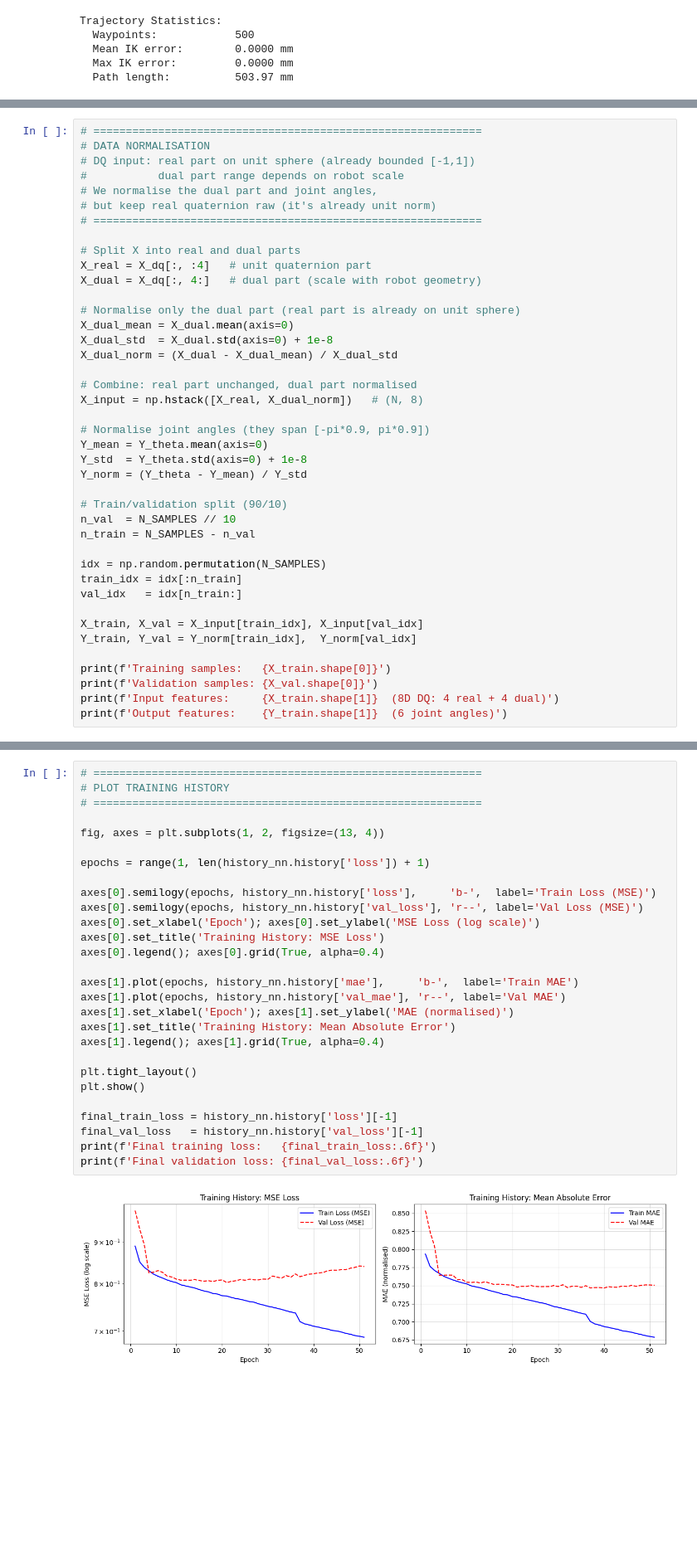
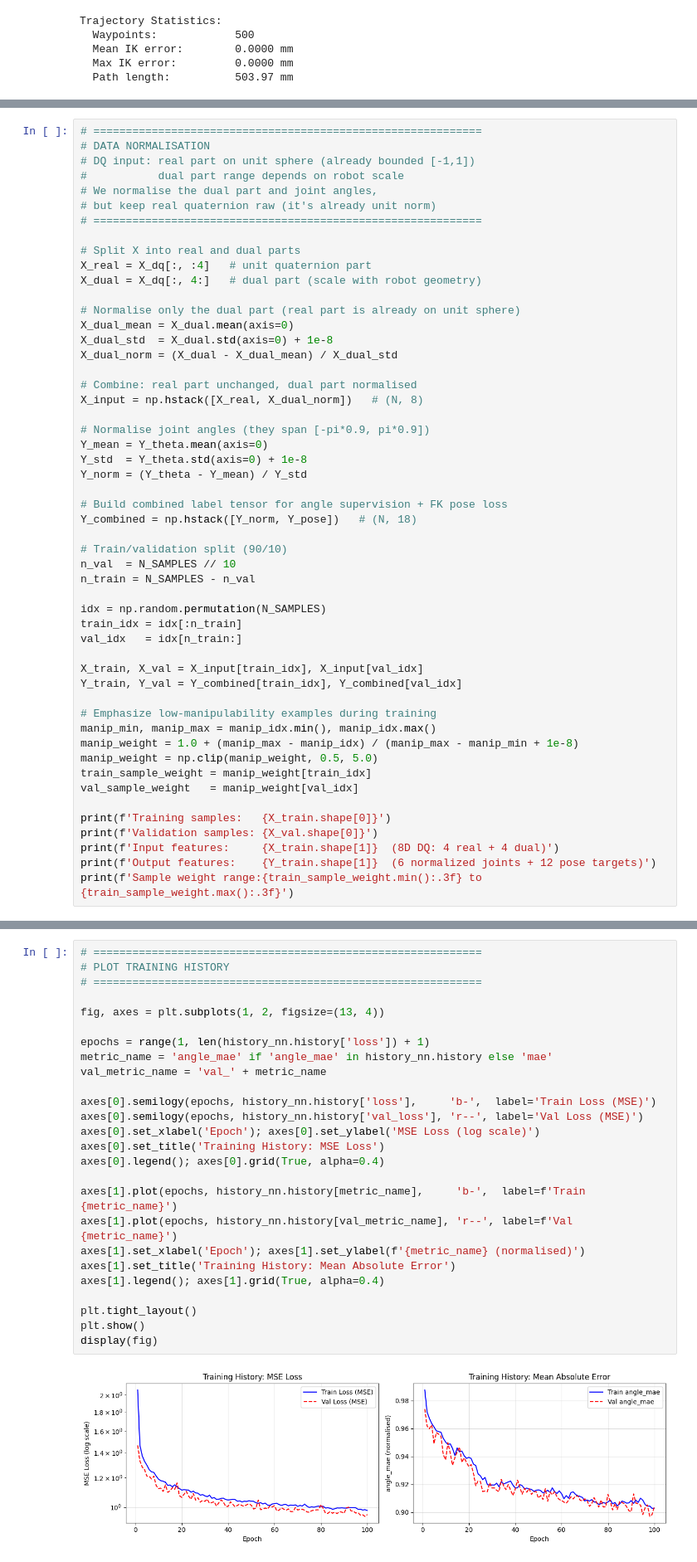
Before and after one commit to Ash786Sharma/Robot_Studio, a Jupyter notebook: notebook/UR5_DualQuaternion_kinematics.ipynb, the cells around one changed output, grey strips where cells are left out. Shown at 83% size. Drawn from its saved outputs; the diff is of its cells as text; blank space fills up the shorter version.

```diff
--- a/notebook/UR5_DualQuaternion_kinematics.ipynb
+++ b/notebook/UR5_DualQuaternion_kinematics.ipynb
@@ -1956,6 +1964,9 @@ Y_mean = Y_theta.mean(axis=0)
 Y_std  = Y_theta.std(axis=0) + 1e-8
 Y_norm = (Y_theta - Y_mean) / Y_std
 
+# Build combined label tensor for angle supervision + FK pose loss
+Y_combined = np.hstack([Y_norm, Y_pose])   # (N, 18)
+
 # Train/validation split (90/10)
 n_val  = N_SAMPLES // 10
 n_train = N_SAMPLES - n_val
@@ -1965,9 +1976,17 @@ train_idx = idx[:n_train]
 val_idx   = idx[n_train:]
 
 X_train, X_val = X_input[train_idx], X_input[val_idx]
-Y_train, Y_val = Y_norm[train_idx],  Y_norm[val_idx]
+Y_train, Y_val = Y_combined[train_idx], Y_combined[val_idx]
+
+# Emphasize low-manipulability examples during training
+manip_min, manip_max = manip_idx.min(), manip_idx.max()
+manip_weight = 1.0 + (manip_max - manip_idx) / (manip_max - manip_min + 1e-8)
+manip_weight = np.clip(manip_weight, 0.5, 5.0)
+train_sample_weight = manip_weight[train_idx]
+val_sample_weight   = manip_weight[val_idx]
 
 print(f'Training samples:   {X_train.shape[0]}')
 print(f'Validation samples: {X_val.shape[0]}')
 print(f'Input features:     {X_train.shape[1]}  (8D DQ: 4 real + 4 dual)')
-print(f'Output features:    {Y_train.shape[1]}  (6 joint angles)')
+print(f'Output features:    {Y_train.shape[1]}  (6 normalized joints + 12 pose targets)')
+print(f'Sample weight range:{train_sample_weight.min():.3f} to {train_sample_weight.max():.3f}')
@@ -2114,30 +2202,28 @@ Training complete.
 # %%
 # ============================================================
 # PLOT TRAINING HISTORY
 # ============================================================
 
 fig, axes = plt.subplots(1, 2, figsize=(13, 4))
 
 epochs = range(1, len(history_nn.history['loss']) + 1)
+metric_name = 'angle_mae' if 'angle_mae' in history_nn.history else 'mae'
+val_metric_name = 'val_' + metric_name
 
 axes[0].semilogy(epochs, history_nn.history['loss'],     'b-',  label='Train Loss (MSE)')
 axes[0].semilogy(epochs, history_nn.history['val_loss'], 'r--', label='Val Loss (MSE)')
 axes[0].set_xlabel('Epoch'); axes[0].set_ylabel('MSE Loss (log scale)')
 axes[0].set_title('Training History: MSE Loss')
 axes[0].legend(); axes[0].grid(True, alpha=0.4)
 
-axes[1].plot(epochs, history_nn.history['mae'],     'b-',  label='Train MAE')
-axes[1].plot(epochs, history_nn.history['val_mae'], 'r--', label='Val MAE')
-axes[1].set_xlabel('Epoch'); axes[1].set_ylabel('MAE (normalised)')
+axes[1].plot(epochs, history_nn.history[metric_name],     'b-',  label=f'Train {metric_name}')
+axes[1].plot(epochs, history_nn.history[val_metric_name], 'r--', label=f'Val {metric_name}')
+axes[1].set_xlabel('Epoch'); axes[1].set_ylabel(f'{metric_name} (normalised)')
 axes[1].set_title('Training History: Mean Absolute Error')
 axes[1].legend(); axes[1].grid(True, alpha=0.4)
 
 plt.tight_layout()
 plt.show()
-
-final_train_loss = history_nn.history['loss'][-1]
-final_val_loss   = history_nn.history['val_loss'][-1]
-print(f'Final training loss:   {final_train_loss:.6f}')
-print(f'Final validation loss: {final_val_loss:.6f}')
+display(fig)
 # %% [output]
-[figure, old version]
+[figure, new version]
```
Also changed, not shown: parts of 14 cells of this notebook.
